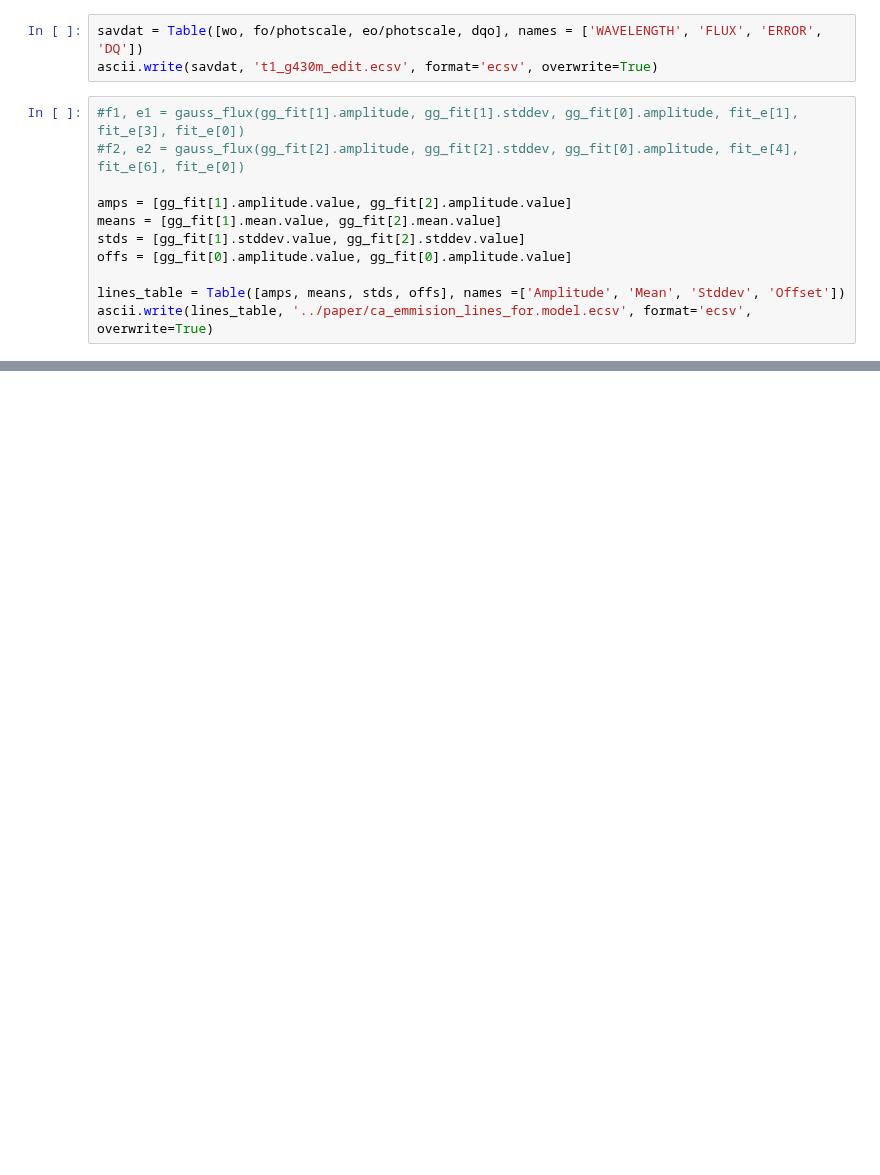
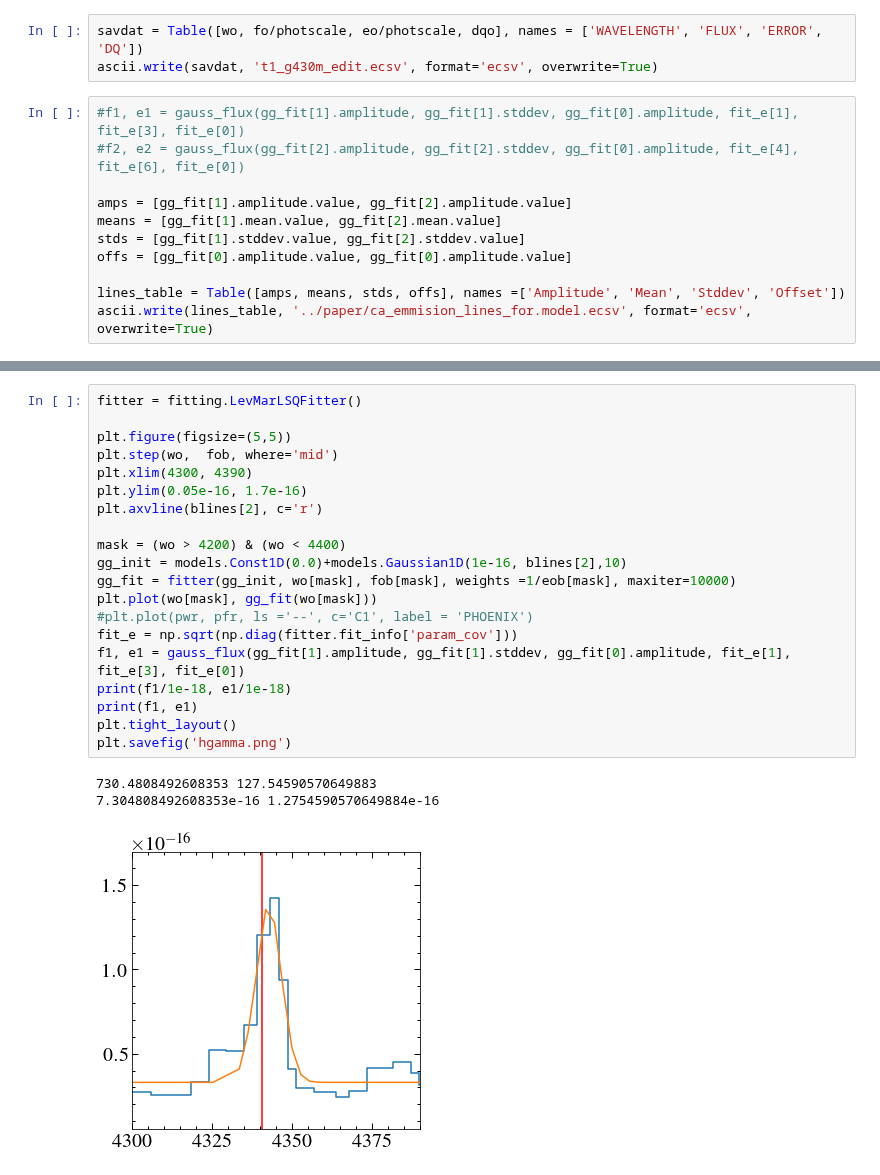
Before and after one commit to davidjwilson/SEDs, a Jupyter notebook: trappist-1/optical/sitsopt.ipynb, the cells around one changed output, grey strips where cells are left out. Cells and saved outputs as stored; diff of their text form; blank space fills up the shorter version.

```diff
--- a/trappist-1/optical/sitsopt.ipynb
+++ b/trappist-1/optical/sitsopt.ipynb
@@ -284,0 +322,24 @@ ascii.write(lines_table, '../paper/ca_emmision_lines_for.model.ecsv', format='ec
+# %%
+fitter = fitting.LevMarLSQFitter()
+
+plt.figure(figsize=(5,5))
+plt.step(wo,  fob, where='mid')
+plt.xlim(4300, 4390)
+plt.ylim(0.05e-16, 1.7e-16)
+plt.axvline(blines[2], c='r')
+
+mask = (wo > 4200) & (wo < 4400)
+gg_init = models.Const1D(0.0)+models.Gaussian1D(1e-16, blines[2],10)
+gg_fit = fitter(gg_init, wo[mask], fob[mask], weights =1/eob[mask], maxiter=10000)
+plt.plot(wo[mask], gg_fit(wo[mask]))
+#plt.plot(pwr, pfr, ls ='--', c='C1', label = 'PHOENIX')
+fit_e = np.sqrt(np.diag(fitter.fit_info['param_cov']))
+f1, e1 = gauss_flux(gg_fit[1].amplitude, gg_fit[1].stddev, gg_fit[0].amplitude, fit_e[1], fit_e[3], fit_e[0])
+print(f1/1e-18, e1/1e-18)
+print(f1, e1)
+plt.tight_layout()
+plt.savefig('hgamma.png')
+# %% [output]
+730.4808492608353 127.54590570649883
+7.304808492608353e-16 1.2754590570649884e-16
+[figure, added]
```
Also changed, not shown: parts of 4 cells of this notebook, 15 other files.
